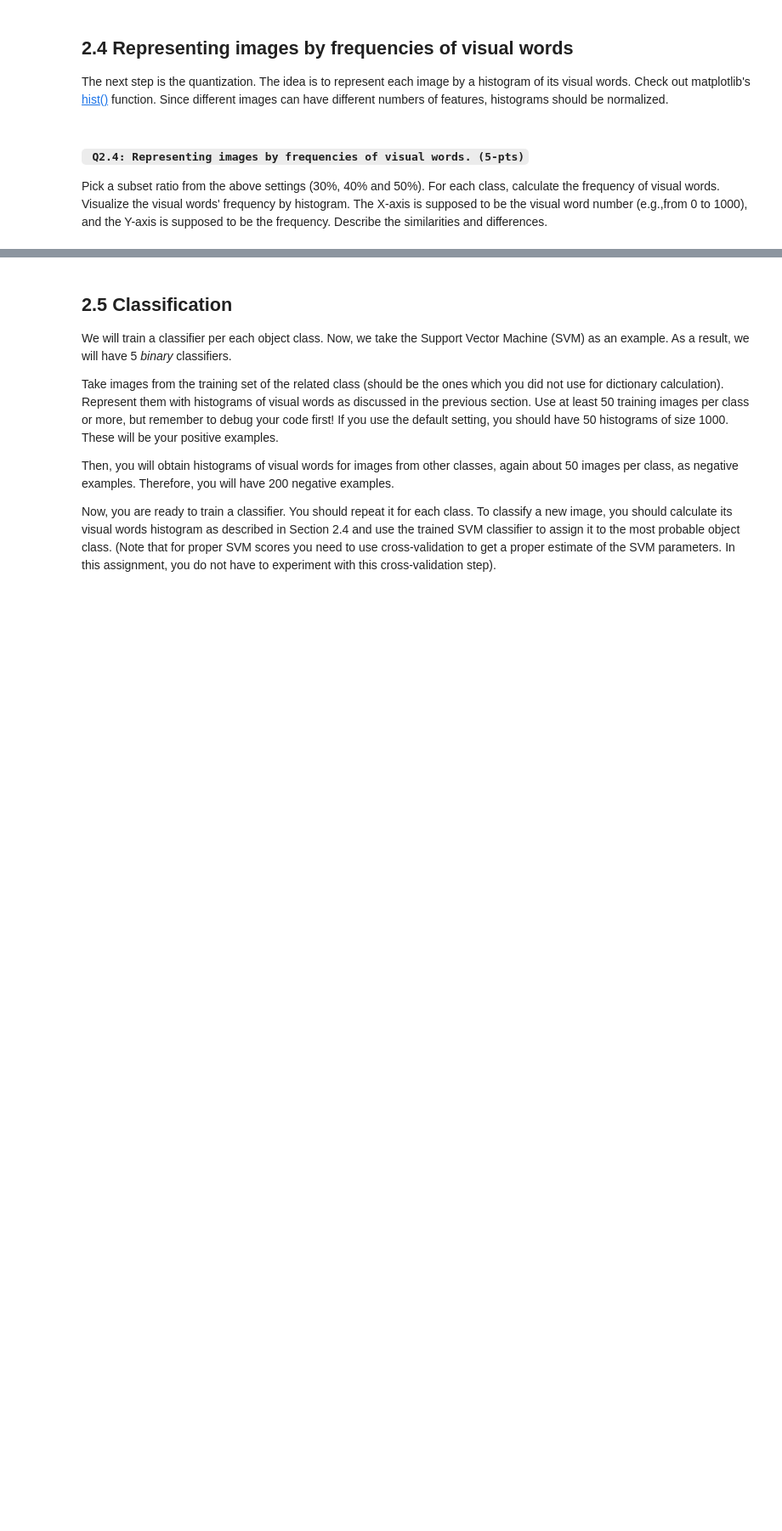
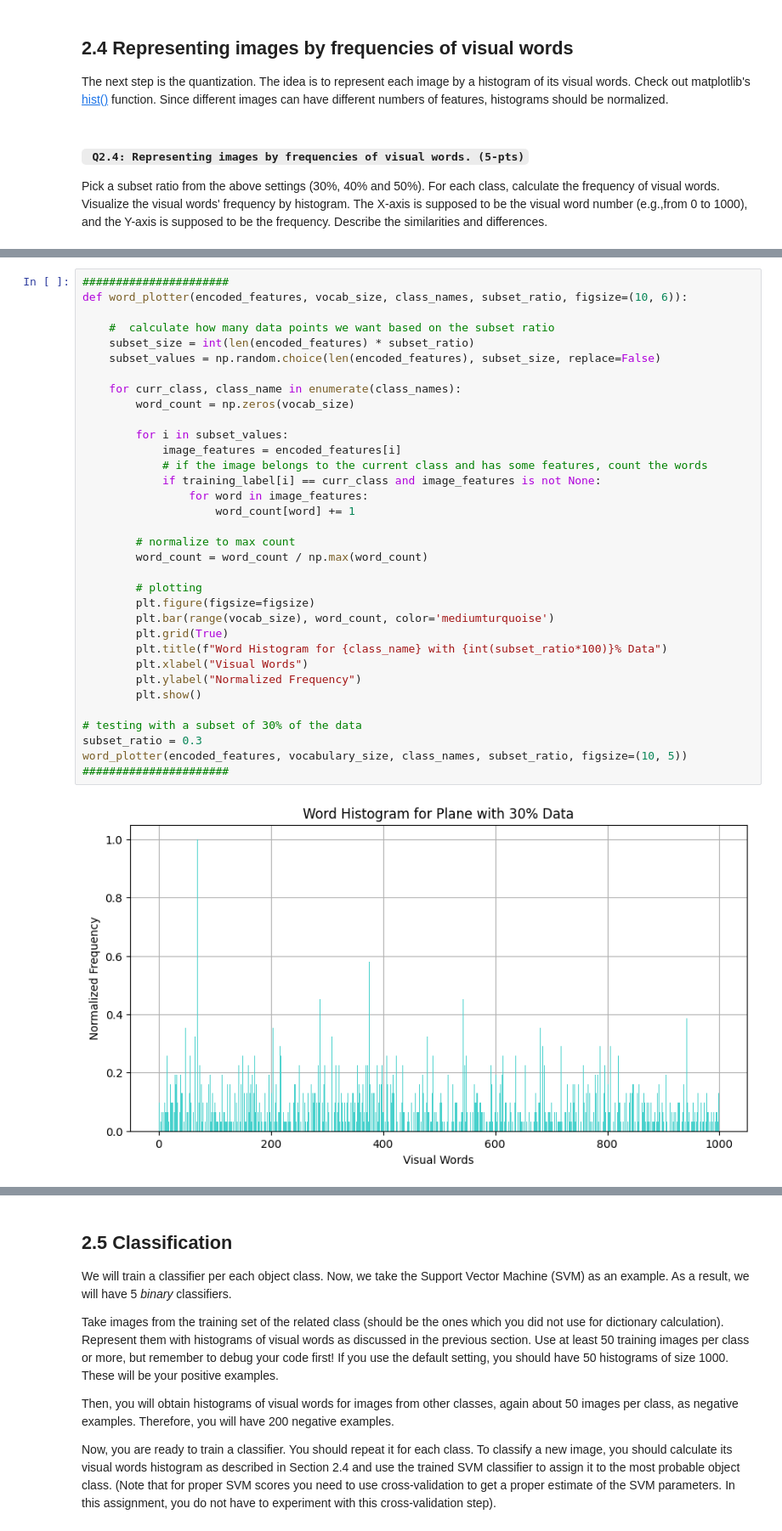
Before and after one commit to ekinfergan/ComputerVision1-UvA, a Jupyter notebook: Lab5/CV1 Final Lab 1.ipynb, the cells around one changed output, grey strips where cells are left out. Shown: that part at 85% size. Cells and saved outputs as stored; diff of their text form; blank space fills up the shorter version.

```diff
--- a/Lab5/CV1 Final Lab 1.ipynb
+++ b/Lab5/CV1 Final Lab 1.ipynb
@@ -401,0 +398,36 @@ word_plotter(encoded_features, fig_nums, class_names, figsize=(15, 4))
+# %%
+######################
+def word_plotter(encoded_features, vocab_size, class_names, subset_ratio, figsize=(10, 6)):
+
+    #  calculate how many data points we want based on the subset ratio
+    subset_size = int(len(encoded_features) * subset_ratio)
+    subset_values = np.random.choice(len(encoded_features), subset_size, replace=False)
+
+    for curr_class, class_name in enumerate(class_names):
+        word_count = np.zeros(vocab_size)
+
+        for i in subset_values:
+            image_features = encoded_features[i]
+            # if the image belongs to the current class and has some features, count the words
+            if training_label[i] == curr_class and image_features is not None:
+                for word in image_features:
+                    word_count[word] += 1
+
+        # normalize to max count
+        word_count = word_count / np.max(word_count)
+
+        # plotting
+        plt.figure(figsize=figsize)
+        plt.bar(range(vocab_size), word_count, color='mediumturquoise')
+        plt.grid(True)
+        plt.title(f"Word Histogram for {class_name} with {int(subset_ratio*100)}% Data")
+        plt.xlabel("Visual Words")
+        plt.ylabel("Normalized Frequency")
+        plt.show()
+
+# testing with a subset of 30% of the data
+subset_ratio = 0.3
+word_plotter(encoded_features, vocabulary_size, class_names, subset_ratio, figsize=(10, 5))
+######################
+# %% [output]
+[figure, added]
```
Also changed, not shown: parts of 8 cells of this notebook.
